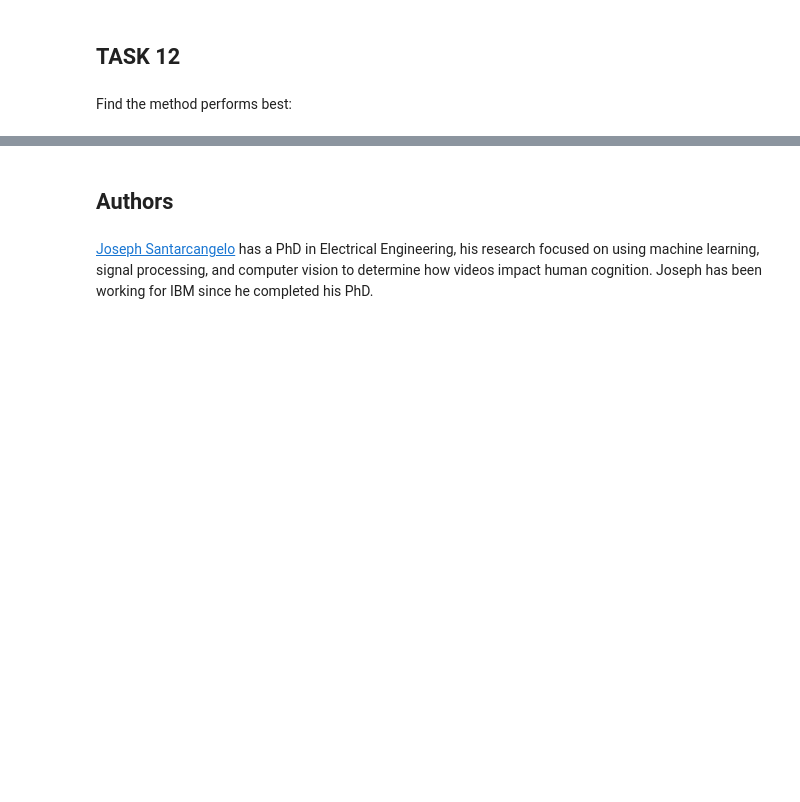
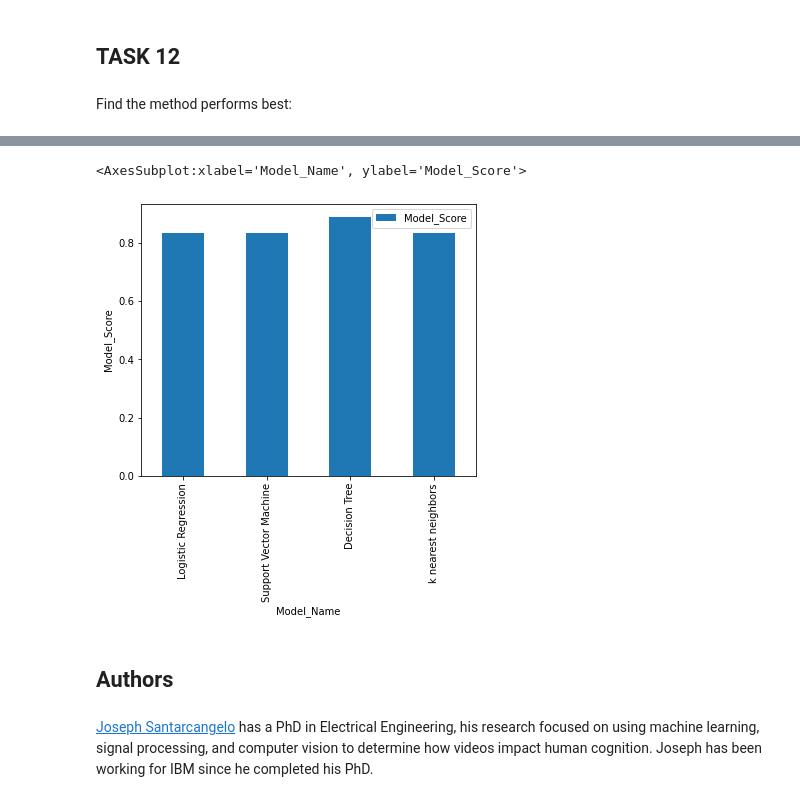
Before and after one commit to FamousOne/Final-Assignment, a Jupyter notebook: ML Prediction.ipynb, the cells around one changed output, grey strips where cells are left out. Drawn from its saved outputs; the diff is of its cells as text; code cells hidden in the pictures; blank space fills up the shorter version.

```diff
--- a/ML Prediction.ipynb
+++ b/ML Prediction.ipynb
@@ -367 +367,6 @@ Decision Tree = 0.9444444444444444
 k nearest neighbors = 0.8333333333333334
+# %%
+Model_Results = pd.DataFrame(columns=['Model_Name','Model_Score'])
+Model_Results['Model_Name'] = ["Logistic Regression", "Support Vector Machine", "Decision Tree", "k nearest neighbors"]
+Model_Results['Model_Score'] = [logreg_cv.score(X_test, Y_test), svm_cv.score(X_test, Y_test), tree_cv.score(X_test, Y_test), knn_cv.score(X_test, Y_test)]
+Model_Results
@@ -368,3 +379,10 @@ k nearest neighbors = 0.8333333333333334
+# %%
+Model_Results.set_index('Model_Name',inplace=True)
+# %%
+Model_Results.plot(kind='bar', ylabel='Model_Score', xlabel='Model_Name', figsize=(6, 5))
+# %% [output]
+<AxesSubplot:xlabel='Model_Name', ylabel='Model_Score'>
+[figure, added]
 # %% [markdown]
 ## Authors
 # %% [markdown]
```
Also changed, not shown: parts of 4 cells of this notebook.
